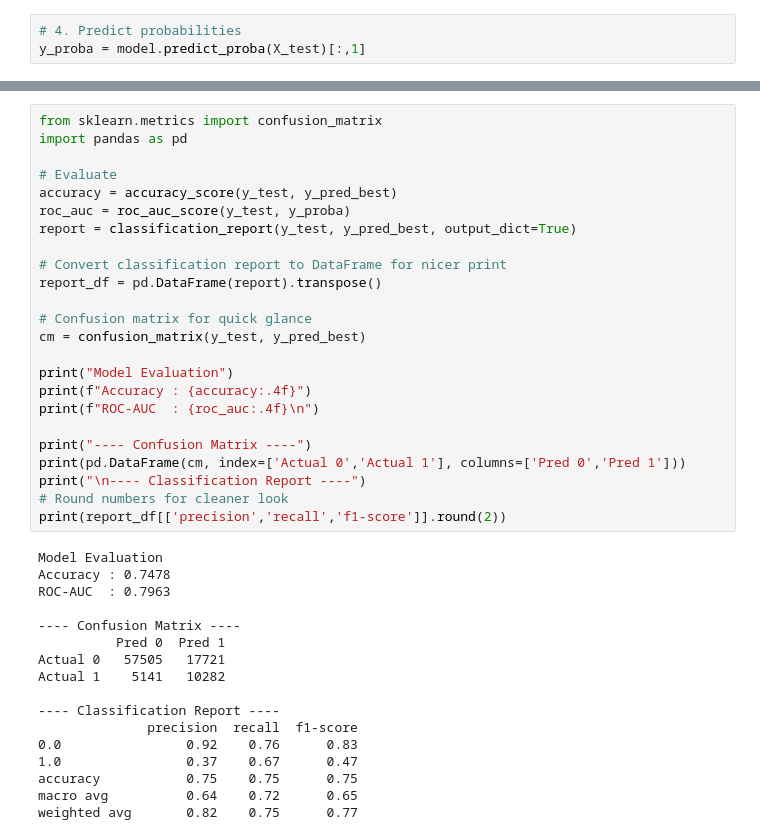
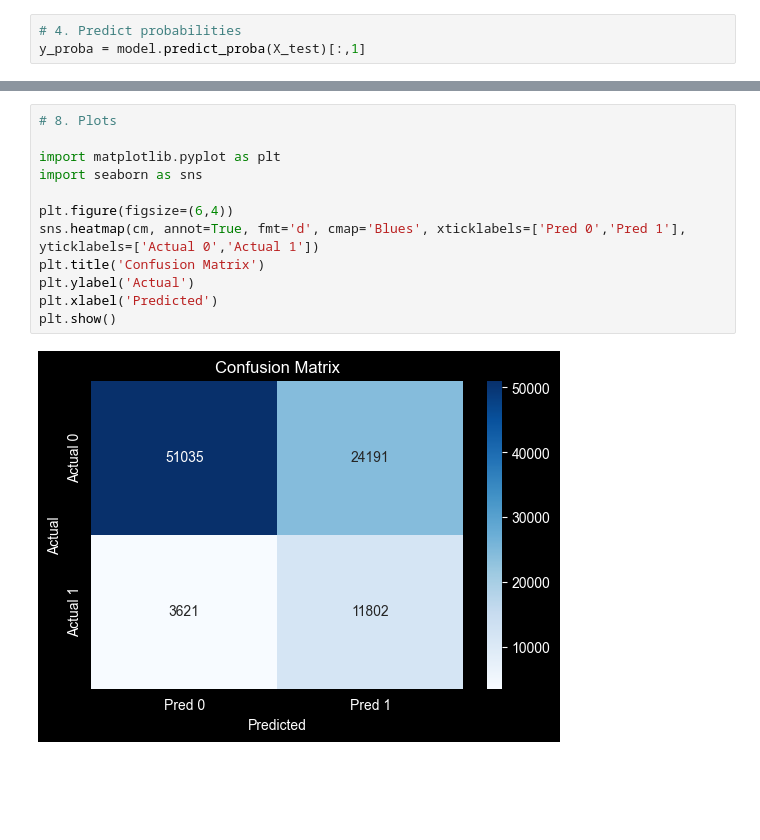
Before and after one commit to yukienjoyer7/Diabetes-Early-Diagnosis-BRFSS-2024, a Jupyter notebook: ModellingV1_Kaka.ipynb, the cells around one changed output, grey strips where cells are left out. Cells and saved outputs as stored; diff of their text form; blank space fills up the shorter version.

Commit message:
fix: removing f-score tuning

```diff
--- a/ModellingV1_Kaka.ipynb
+++ b/ModellingV1_Kaka.ipynb
@@ -243,41 +251,14 @@ Best F1-score: 0.4735
 # %%
-from sklearn.metrics import confusion_matrix
-import pandas as pd
+# 8. Plots
 
-# Evaluate
-accuracy = accuracy_score(y_test, y_pred_best)
-roc_auc = roc_auc_score(y_test, y_proba)
-report = classification_report(y_test, y_pred_best, output_dict=True)
+import matplotlib.pyplot as plt
+import seaborn as sns
 
-# Convert classification report to DataFrame for nicer print
-report_df = pd.DataFrame(report).transpose()
-
-# Confusion matrix for quick glance
-cm = confusion_matrix(y_test, y_pred_best)
-
-print("Model Evaluation")
-print(f"Accuracy : {accuracy:.4f}")
-print(f"ROC-AUC  : {roc_auc:.4f}\n")
-
-print("---- Confusion Matrix ----")
-print(pd.DataFrame(cm, index=['Actual 0','Actual 1'], columns=['Pred 0','Pred 1']))
-print("\n---- Classification Report ----")
-# Round numbers for cleaner look
-print(report_df[['precision','recall','f1-score']].round(2))
+plt.figure(figsize=(6,4))
+sns.heatmap(cm, annot=True, fmt='d', cmap='Blues', xticklabels=['Pred 0','Pred 1'], yticklabels=['Actual 0','Actual 1'])
+plt.title('Confusion Matrix')
+plt.ylabel('Actual')
+plt.xlabel('Predicted')
+plt.show()
 # %% [output]
-Model Evaluation
-Accuracy : 0.7478
-ROC-AUC  : 0.7963
-
----- Confusion Matrix ----
-          Pred 0  Pred 1
-Actual 0   57505   17721
-Actual 1    5141   10282
-
----- Classification Report ----
-              precision  recall  f1-score
-0.0                0.92    0.76      0.83
-1.0                0.37    0.67      0.47
-accuracy           0.75    0.75      0.75
-macro avg          0.64    0.72      0.65
-weighted avg       0.82    0.75      0.77
+[figure, added]
```
Also changed, not shown: parts of 3 cells of this notebook.
